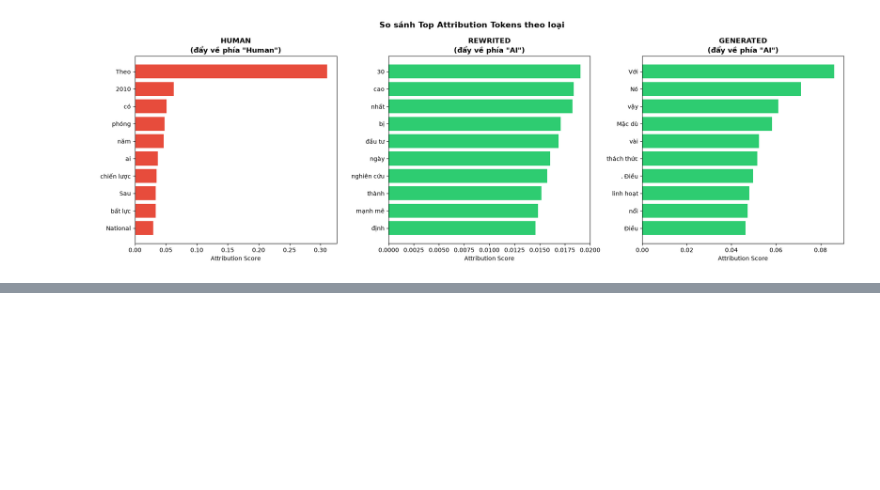
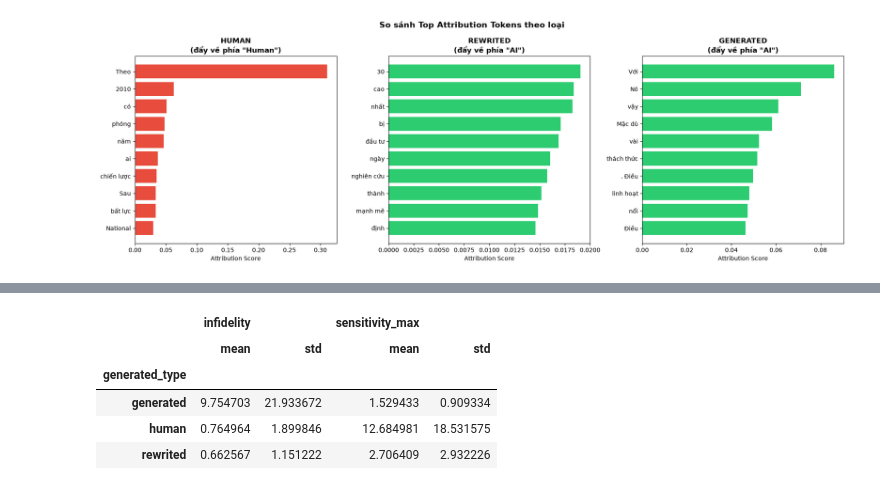
Before and after one commit to deckardLong/ai-content-detection, a Jupyter notebook: notebooks/05_explainability.ipynb, the cells around one changed output, grey strips where cells are left out. Cells and saved outputs as stored; diff of their text form; code cells hidden in the pictures; blank space fills up the shorter version.

```diff
--- a/notebooks/05_explainability.ipynb
+++ b/notebooks/05_explainability.ipynb
@@ -124,0 +159,10 @@ visualizer.plot_top_tokens_by_type(top_tokens_per_type, save_path=save_path)
+# %%
+summary = faithfulness_df.groupby('generated_type')[['infidelity', 'sensitivity_max']].agg(['mean', 'std'])
+summary
+# %% [output]
+|  | infidelity |  | sensitivity_max |  |
+|  | mean | std | mean | std |
+| generated_type |  |  |  |  |
+| generated | 9.754703 | 21.933672 | 1.529433 | 0.909334 |
+| human | 0.764964 | 1.899846 | 12.684981 | 18.531575 |
+| rewrited | 0.662567 | 1.151222 | 2.706409 | 2.932226 |
```
Also changed, not shown: parts of 6 cells of this notebook, 1 other file.
